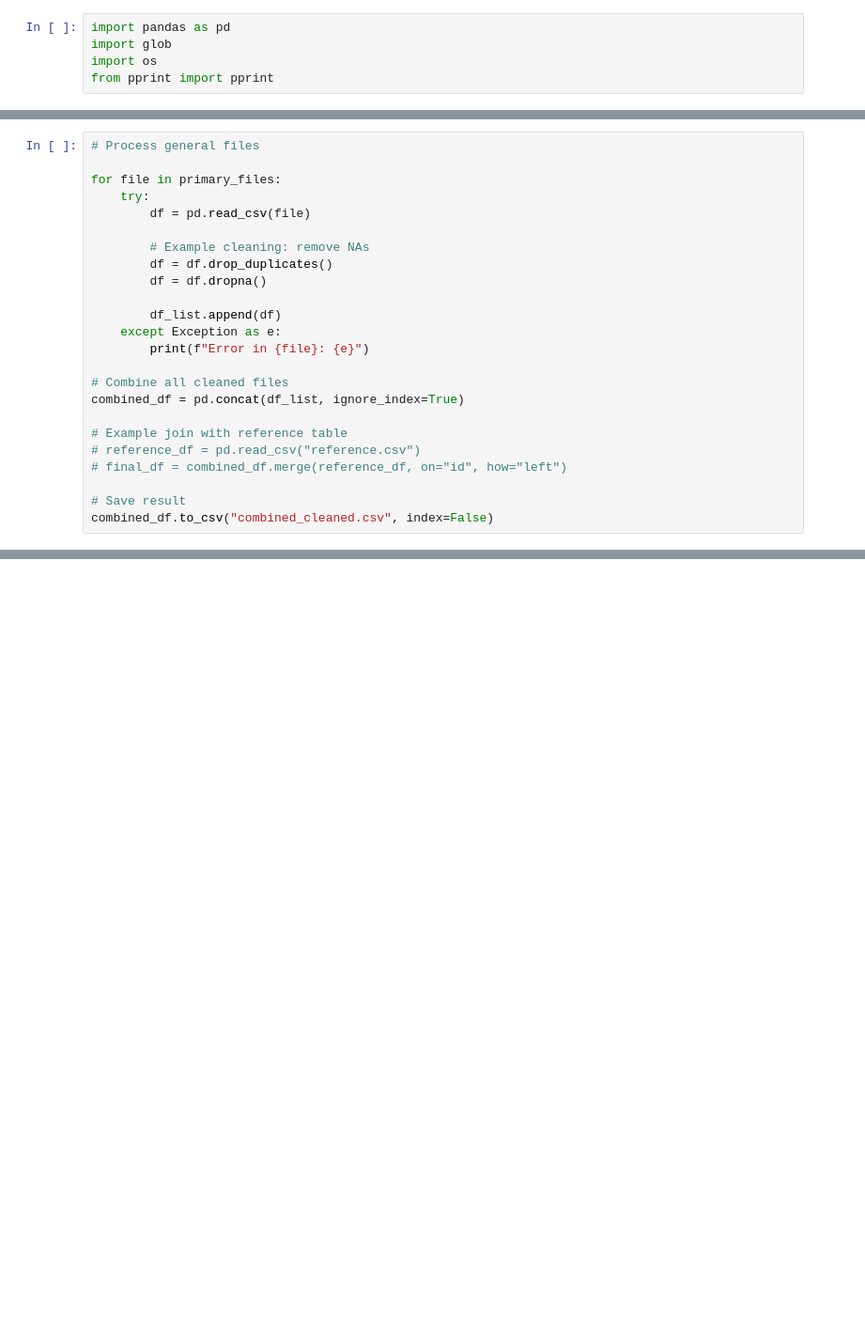
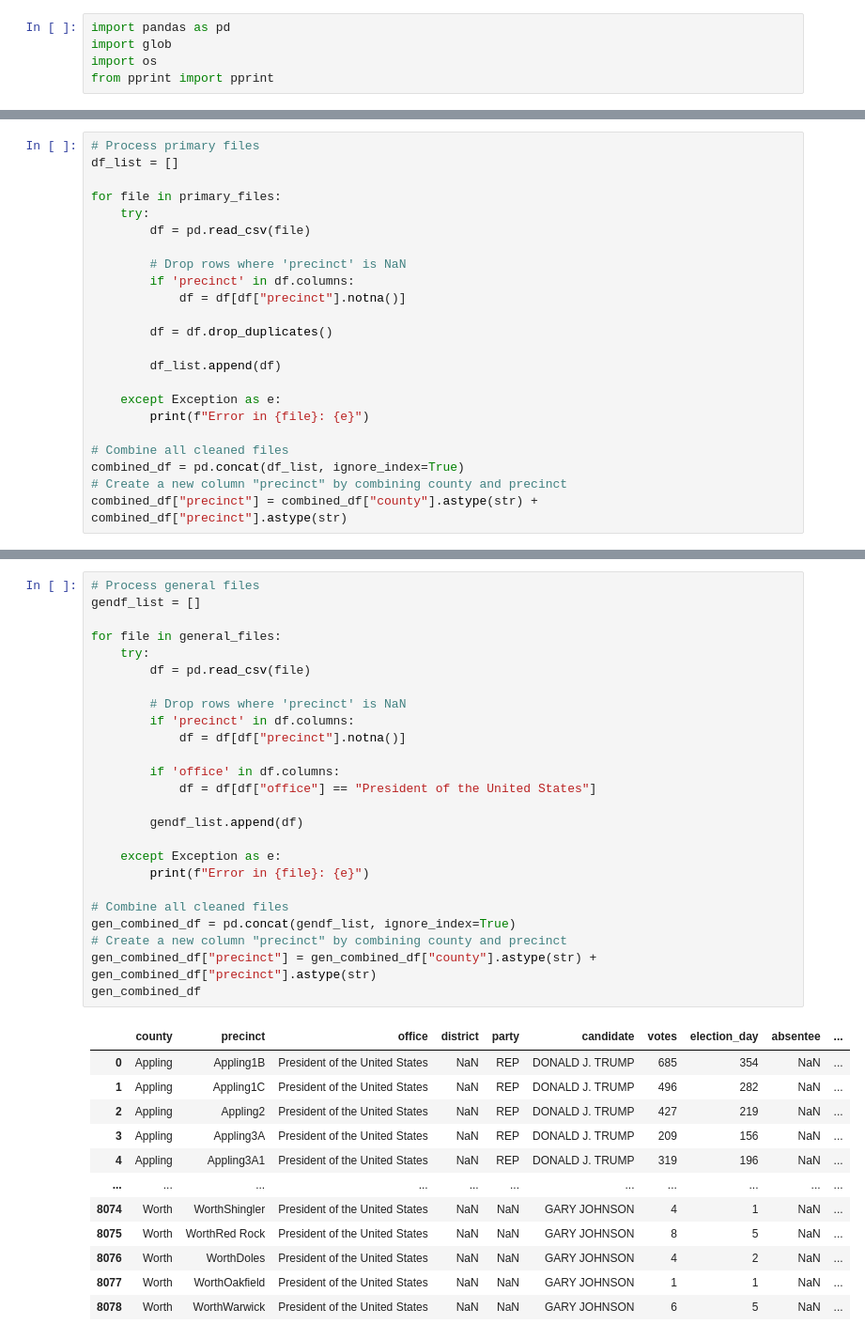
Before and after one commit to Hp0511/VoterTurnout, a Jupyter notebook: data_cleaning/GA_cleaning.ipynb, the cells around one changed output, grey strips where cells are left out. Shown at 94% size. Drawn from its saved outputs; the diff is of its cells as text; blank space fills up the shorter version.

```diff
--- a/data_cleaning/GA_cleaning.ipynb
+++ b/data_cleaning/GA_cleaning.ipynb
@@ -27,24 +66,23 @@ Primary files:
 # %%
-# Process general files
+# Process primary files
+df_list = []
 
 for file in primary_files:
     try:
         df = pd.read_csv(file)
 
-        # Example cleaning: remove NAs
+        # Drop rows where 'precinct' is NaN
+        if 'precinct' in df.columns:
+            df = df[df["precinct"].notna()]
+
         df = df.drop_duplicates()
-        df = df.dropna()
 
         df_list.append(df)
+
     except Exception as e:
         print(f"Error in {file}: {e}")
 
 # Combine all cleaned files
 combined_df = pd.concat(df_list, ignore_index=True)
-
-# Example join with reference table
-# reference_df = pd.read_csv("reference.csv")
-# final_df = combined_df.merge(reference_df, on="id", how="left")
-
-# Save result
-combined_df.to_csv("combined_cleaned.csv", index=False)
+# Create a new column "precinct" by combining county and precinct
+combined_df["precinct"] = combined_df["county"].astype(str) + combined_df["precinct"].astype(str)
@@ -52,0 +158,38 @@ ValueError: No objects to concatenate
+# %%
+# Process general files
+gendf_list = []
+
+for file in general_files:
+    try:
+        df = pd.read_csv(file)
+
+        # Drop rows where 'precinct' is NaN
+        if 'precinct' in df.columns:
+            df = df[df["precinct"].notna()]
+
+        if 'office' in df.columns:
+            df = df[df["office"] == "President of the United States"]
+
+        gendf_list.append(df)
+
+    except Exception as e:
+        print(f"Error in {file}: {e}")
+
+# Combine all cleaned files
+gen_combined_df = pd.concat(gendf_list, ignore_index=True)
+# Create a new column "precinct" by combining county and precinct
+gen_combined_df["precinct"] = gen_combined_df["county"].astype(str) + gen_combined_df["precinct"].astype(str)
+gen_combined_df
+# %% [output]
+|  | county | precinct | office | district | party | candidate | votes | election_day | absentee | ... |
+| 0 | Appling | Appling1B | President of the United States | NaN | REP | DONALD J. TRUMP | 685 | 354 | NaN | ... |
+| 1 | Appling | Appling1C | President of the United States | NaN | REP | DONALD J. TRUMP | 496 | 282 | NaN | ... |
+| 2 | Appling | Appling2 | President of the United States | NaN | REP | DONALD J. TRUMP | 427 | 219 | NaN | ... |
+| 3 | Appling | Appling3A | President of the United States | NaN | REP | DONALD J. TRUMP | 209 | 156 | NaN | ... |
+| 4 | Appling | Appling3A1 | President of the United States | NaN | REP | DONALD J. TRUMP | 319 | 196 | NaN | ... |
+| ... | ... | ... | ... | ... | ... | ... | ... | ... | ... | ... |
+| 8074 | Worth | WorthShingler | President of the United States | NaN | NaN | GARY JOHNSON | 4 | 1 | NaN | ... |
+| 8075 | Worth | WorthRed Rock | President of the United States | NaN | NaN | GARY JOHNSON | 8 | 5 | NaN | ... |
+| 8076 | Worth | WorthDoles | President of the United States | NaN | NaN | GARY JOHNSON | 4 | 2 | NaN | ... |
+| 8077 | Worth | WorthOakfield | President of the United States | NaN | NaN | GARY JOHNSON | 1 | 1 | NaN | ... |
+| 8078 | Worth | WorthWarwick | President of the United States | NaN | NaN | GARY JOHNSON | 6 | 5 | NaN | ... |
```
Also changed, not shown: parts of 15 cells of this notebook, 5 other files.
